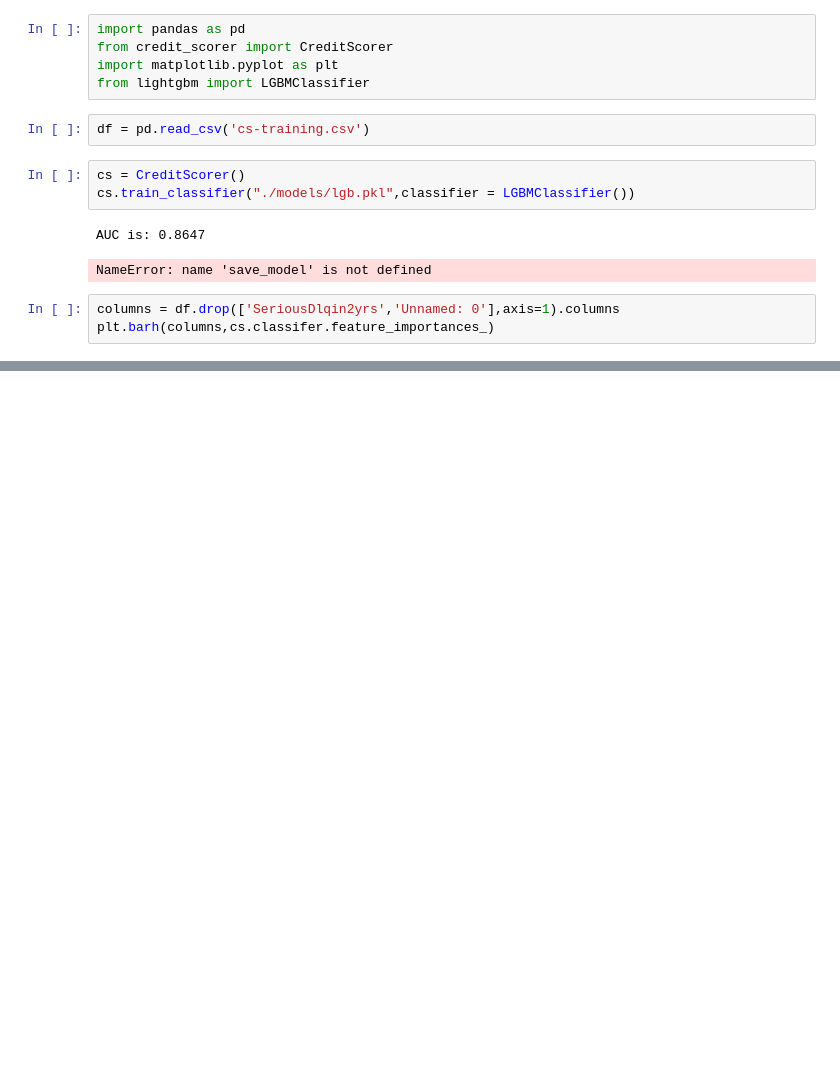
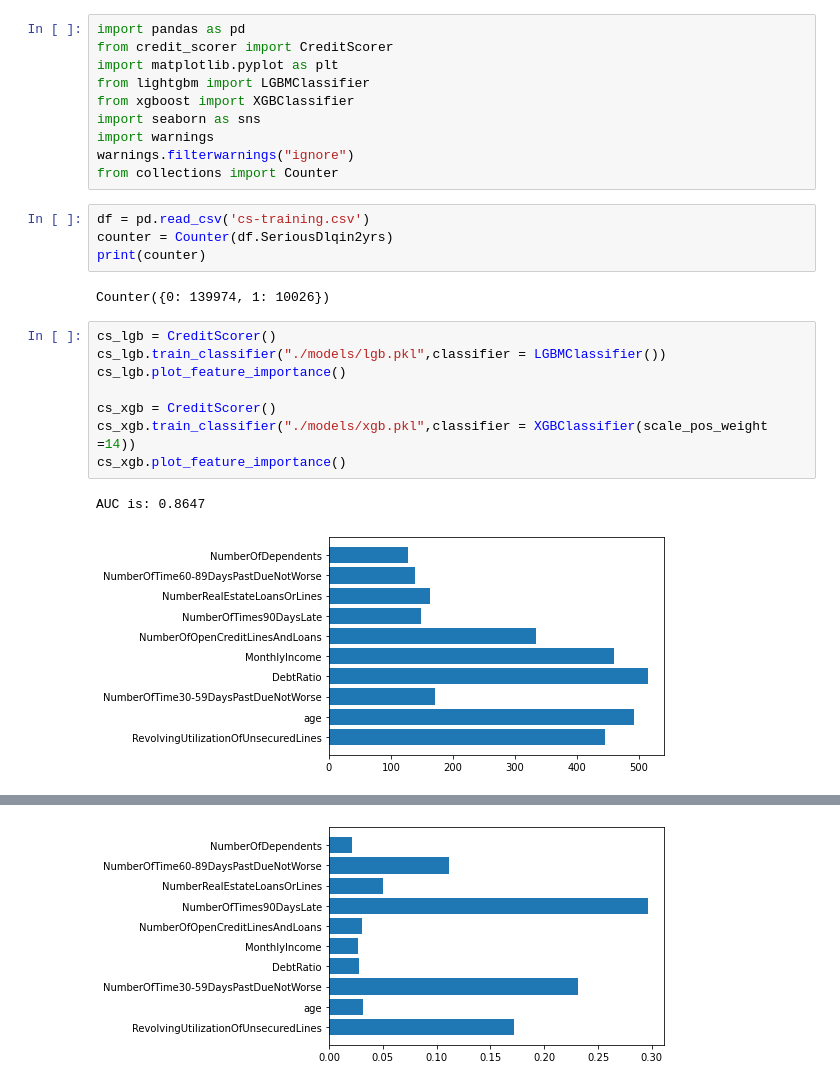
Before and after one commit to mathieutardy/GiveMeSomeCredit, a Jupyter notebook: exploration.ipynb, the cells around one changed output, grey strips where cells are left out. Saved outputs shown, nothing was run; the diff lists cells and outputs as text; blank space fills up the shorter version.

```diff
--- a/exploration.ipynb
+++ b/exploration.ipynb
@@ -3,14 +3,25 @@ import pandas as pd
 from credit_scorer import CreditScorer
 import matplotlib.pyplot as plt
 from lightgbm import LGBMClassifier
+from xgboost import XGBClassifier
+import seaborn as sns
+import warnings
+warnings.filterwarnings("ignore")
+from collections import Counter
 # %%
 df = pd.read_csv('cs-training.csv')
+counter = Counter(df.SeriousDlqin2yrs)
+print(counter)
+# %% [output]
+Counter({0: 139974, 1: 10026})
-# %%
-cs = CreditScorer()
-cs.train_classifier("./models/lgb.pkl",classifier = LGBMClassifier())
-# %% [output]
-AUC is: 0.8647
-NameError: name 'save_model' is not defined
-# %%
-columns = df.drop(['SeriousDlqin2yrs','Unnamed: 0'],axis=1).columns
-plt.barh(columns,cs.classifer.feature_importances_)
+# %%
+cs_lgb = CreditScorer()
+cs_lgb.train_classifier("./models/lgb.pkl",classifier = LGBMClassifier())
+cs_lgb.plot_feature_importance()
+
+cs_xgb = CreditScorer()
+cs_xgb.train_classifier("./models/xgb.pkl",classifier = XGBClassifier(scale_pos_weight =14))
+cs_xgb.plot_feature_importance()
+# %% [output]
+AUC is: 0.8647
+[figure, added]
@@ -16,0 +35 @@ plt.barh(columns,cs.classifer.feature_importances_)
+[figure, added]
```
Also changed, not shown: parts of 3 cells of this notebook, 11 other files.
